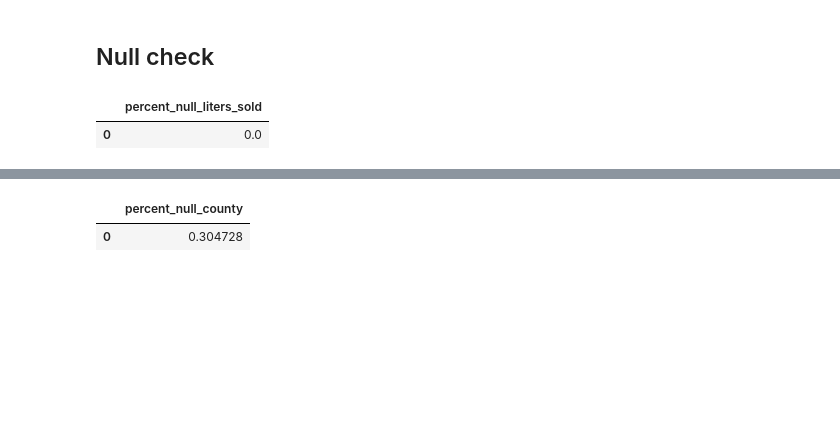
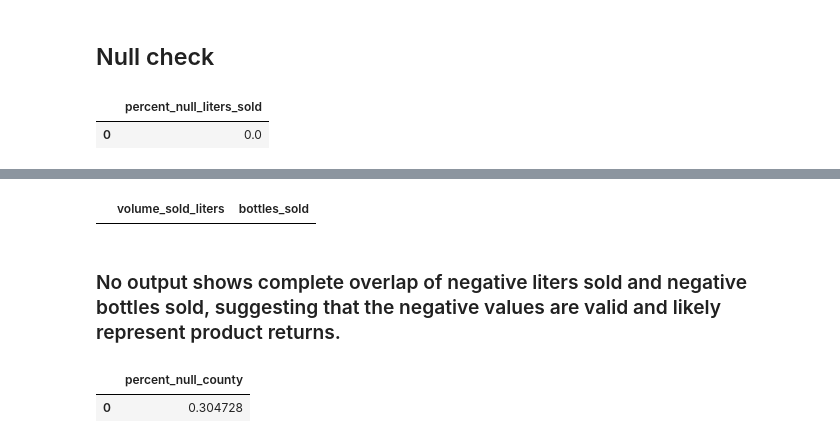
Before and after one commit to amoutafian/iowa_liquor_project, a Jupyter notebook: Iowa_liquor_wrangling.ipynb, the cells around one changed output, grey strips where cells are left out. Saved outputs shown, nothing was run; the diff lists cells and outputs as text; code cells hidden in the pictures; blank space fills up the shorter version.

```diff
--- a/Iowa_liquor_wrangling.ipynb
+++ b/Iowa_liquor_wrangling.ipynb
@@ -87,3 +125,14 @@ percent_null_liters_sold
+# %%
+neg_liters_bottles_sql_statement = """ SELECT volume_sold_liters, bottles_sold
+FROM `bigquery-public-data.iowa_liquor_sales.sales`
+WHERE EXTRACT(YEAR from date) IN (2017, 2018, 2019, 2020, 2021, 2022, 2023) AND volume_sold_liters < 0 AND bottles_sold > 0
+  """.strip()
+neg_liters_bottles = pd.read_sql_query(neg_liters_bottles_sql_statement, engine)
+neg_liters_bottles
+# %% [output]
+|  | volume_sold_liters | bottles_sold |
+# %% [markdown]
+### No output shows complete overlap of negative liters sold and negative bottles sold, suggesting that the negative values are valid and likely represent product returns.
 # %%
 #Null check on Iowa Liquor Sales dataset column: county
 null_check_county_sql_statement = """SELECT
```
Also changed, not shown: parts of 6 cells of this notebook.
